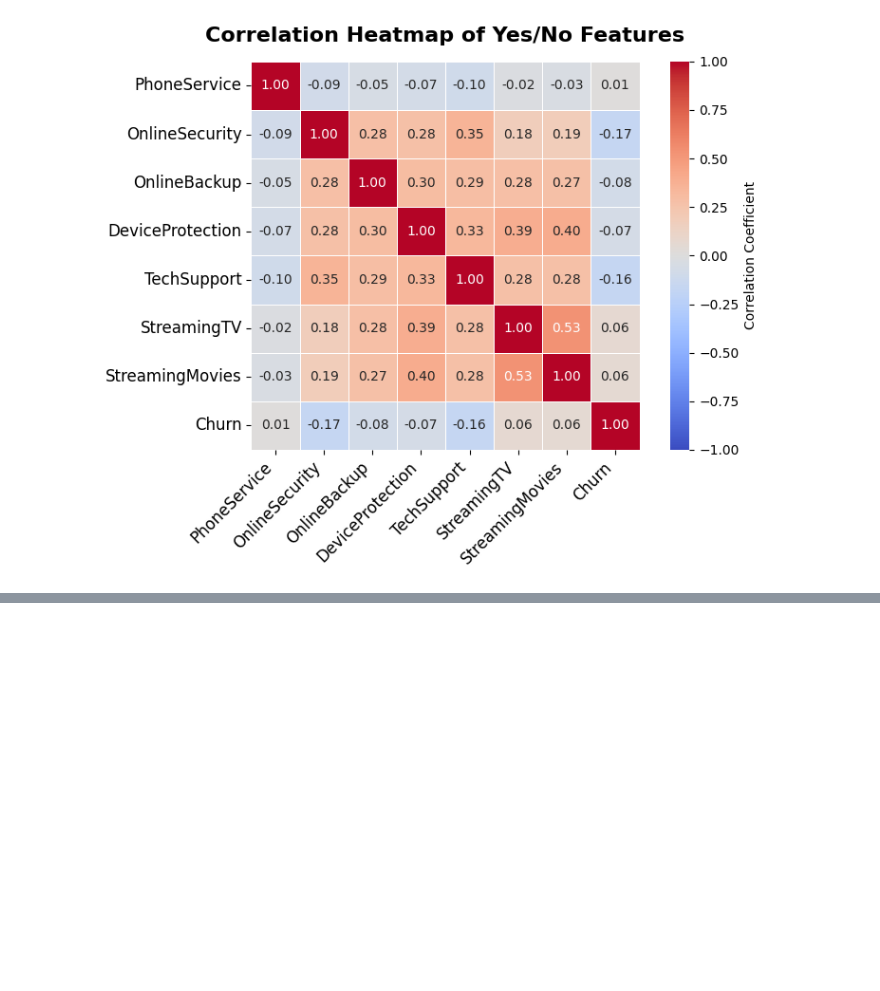
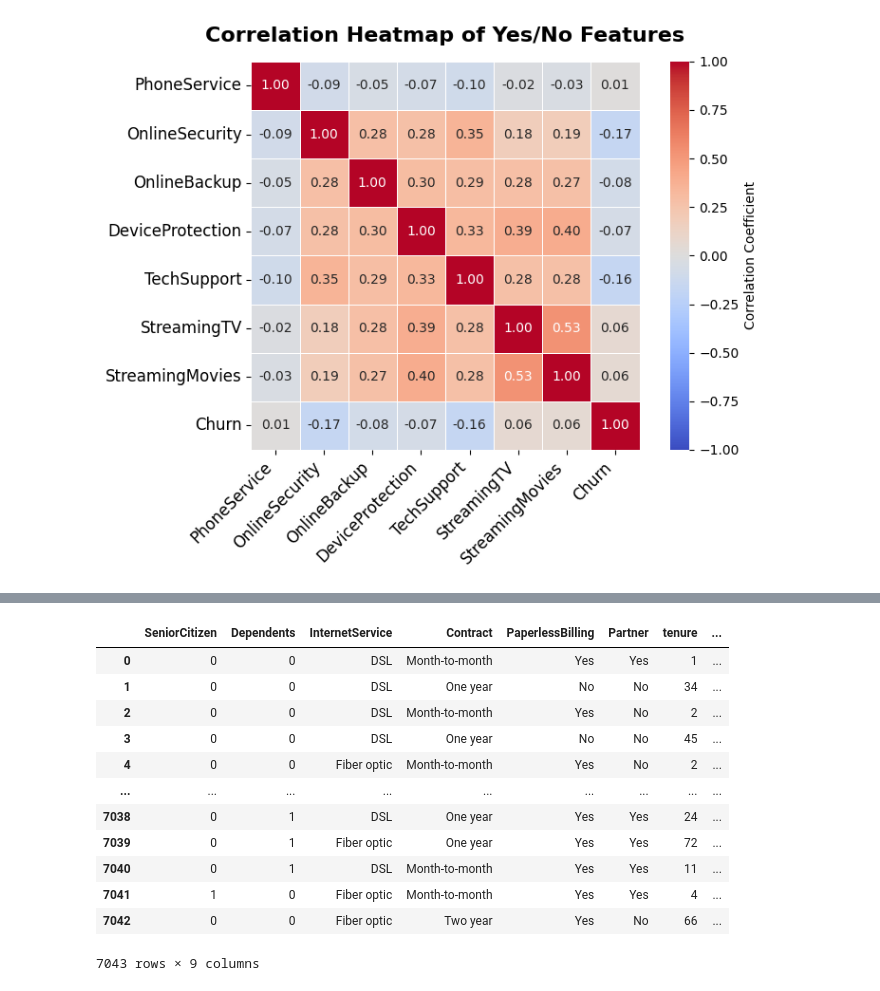
Before and after one commit to yushi2006/Telco-Churn-Broadcasting, a Jupyter notebook: notebooks/EDA.ipynb, the cells around one changed output, grey strips where cells are left out. Saved outputs shown, nothing was run; the diff lists cells and outputs as text; code cells hidden in the pictures; blank space fills up the shorter version.

```diff
--- a/notebooks/EDA.ipynb
+++ b/notebooks/EDA.ipynb
@@ -269,0 +310,33 @@ plt.show()
+# %%
+# So after EDA we can see that the most important features are:
+
+# 1. SeniorCitizen
+# 2. Dependents
+# 3. InternetService
+# 4. Contract
+# 5. PaperlessBilling
+# 6. partner
+# 7. tenure
+# 8. MonthlyCharges
+# 9. TotalCharges
+
+# Now we can remove the remained features
+features = ['SeniorCitizen', 'Dependents', 'InternetService', 'Contract', 'PaperlessBilling', 'Partner', 'tenure', 'MonthlyCharges', 'TotalCharges']
+
+df = df[features]
+
+df
+# %% [output]
+|  | SeniorCitizen | Dependents | InternetService | Contract | PaperlessBilling | Partner | tenure | ... |
+| 0 | 0 | 0 | DSL | Month-to-month | Yes | Yes | 1 | ... |
+| 1 | 0 | 0 | DSL | One year | No | No | 34 | ... |
+| 2 | 0 | 0 | DSL | Month-to-month | Yes | No | 2 | ... |
+| 3 | 0 | 0 | DSL | One year | No | No | 45 | ... |
+| 4 | 0 | 0 | Fiber optic | Month-to-month | Yes | No | 2 | ... |
+| ... | ... | ... | ... | ... | ... | ... | ... | ... |
+| 7038 | 0 | 1 | DSL | One year | Yes | Yes | 24 | ... |
+| 7039 | 0 | 1 | Fiber optic | One year | Yes | Yes | 72 | ... |
+| 7040 | 0 | 1 | DSL | Month-to-month | Yes | Yes | 11 | ... |
+| 7041 | 1 | 0 | Fiber optic | Month-to-month | Yes | Yes | 4 | ... |
+| 7042 | 0 | 0 | Fiber optic | Two year | Yes | No | 66 | ... |
+7043 rows × 9 columns
```
Also changed, not shown: parts of 9 cells of this notebook, 5 other files.
